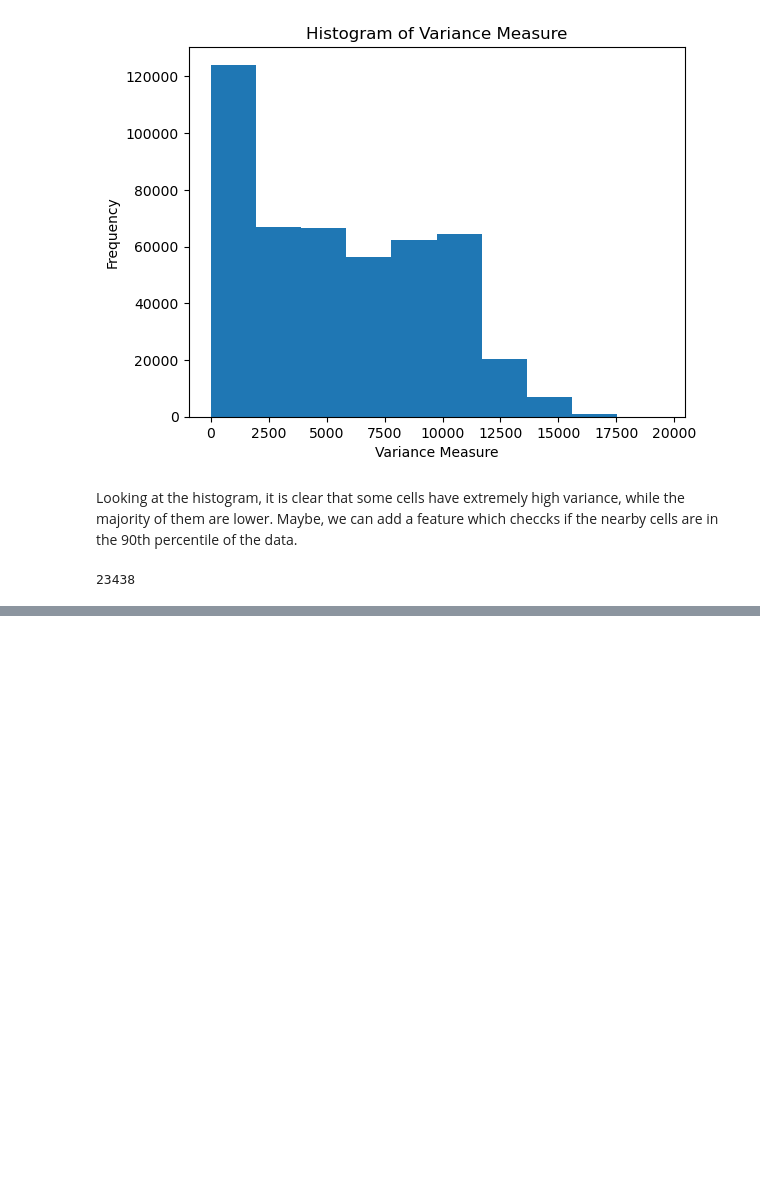
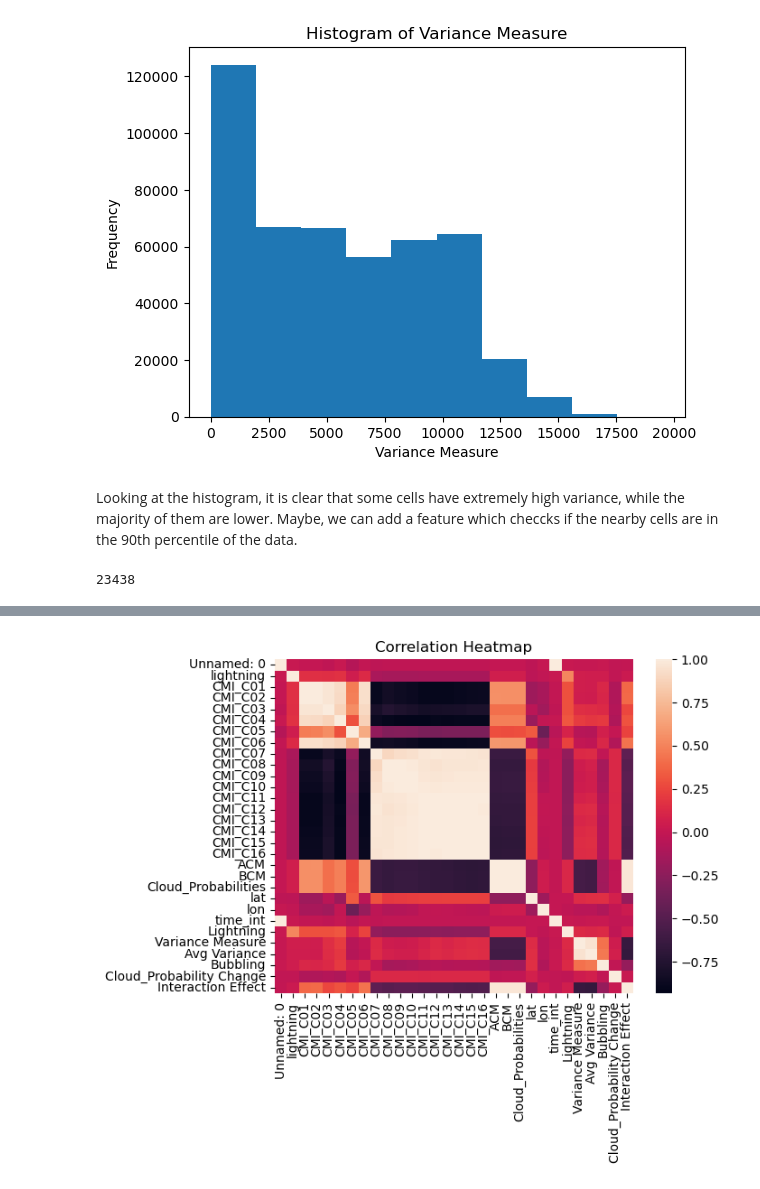
Before and after one commit to robertfeldstein/GitResearch, a Jupyter notebook: FeatureEngineering.ipynb, the cells around one changed output, grey strips where cells are left out. Saved outputs shown, nothing was run; the diff lists cells and outputs as text; code cells hidden in the pictures; blank space fills up the shorter version.

Commit message:
Added some interaction effects

```diff
--- a/FeatureEngineering.ipynb
+++ b/FeatureEngineering.ipynb
@@ -91,0 +89,13 @@ print(len(df[(df["Bubbling"] == 0) & (df["Lightning"]==1)]))
+# %%
+# For each pixel and time interval, check if the Cloud_Probability value has increased by 0.5 over the last five intervals
+# If it has, then we will say that the pixel is bubbling
+
+# First, we need to sort the data by time interval and pixel
+df = df.sort_values(by=['Coordinates'])
+
+# Now, we need to create a column that measures the change in Cloud_Probability from the previous time interval
+df["Cloud_Probability Change"] = df["Cloud_Probabilities"].diff()
+
+
+# Now, we need to create a column that measures whether or not the Cloud_Probability Change is greater than 0.25
+df["Cloud_Probability Change"] = np.where(df["Cloud_Probability Change"] > 0.5, 1, 0)
@@ -91,0 +106,16 @@ print(len(df[(df["Bubbling"] == 0) & (df["Lightning"]==1)]))
+# %%
+# Let's try to add the interaction effects column
+
+df["Interaction Effect"] = df["CMI_C01"]*df["Cloud_Probabilities"] + df["CMI_C02"]*df["Cloud_Probabilities"] + df["CMI_C03"]*df["Cloud_Probabilities"] + df["CMI_C04"]*df["Cloud_Probabilities"] + df["CMI_C05"]*df["Cloud_Probabilities"] + df["CMI_C06"]*df["Cloud_Probabilities"] + df["CMI_C07"]*df["Cloud_Probabilities"] + df["CMI_C08"]*df["Cloud_Probabilities"] + df["CMI_C09"]*df["Cloud_Probabilities"] + df["CMI_C10"]*df["Cloud_Probabilities"] + df["CMI_C11"]*df["Cloud_Probabilities"] + df["CMI_C12"]*df["Cloud_Probabilities"] + df["CMI_C13"]*df["Cloud_Probabilities"] + df["CMI_C14"]*df["Cloud_Probabilities"] + df["CMI_C15"]*df["Cloud_Probabilities"] + df["CMI_C16"]*df["Cloud_Probabilities"]
+
+# Let's make a correlation heatmap
+
+import seaborn as sns
+corr = df.corr(numeric_only=True)
+sns.heatmap(corr,
+            xticklabels=corr.columns.values,
+            yticklabels=corr.columns.values)
+plt.title("Correlation Heatmap")
+plt.show()
+# %% [output]
+[figure, added]
```
Also changed, not shown: parts of 4 cells of this notebook.
